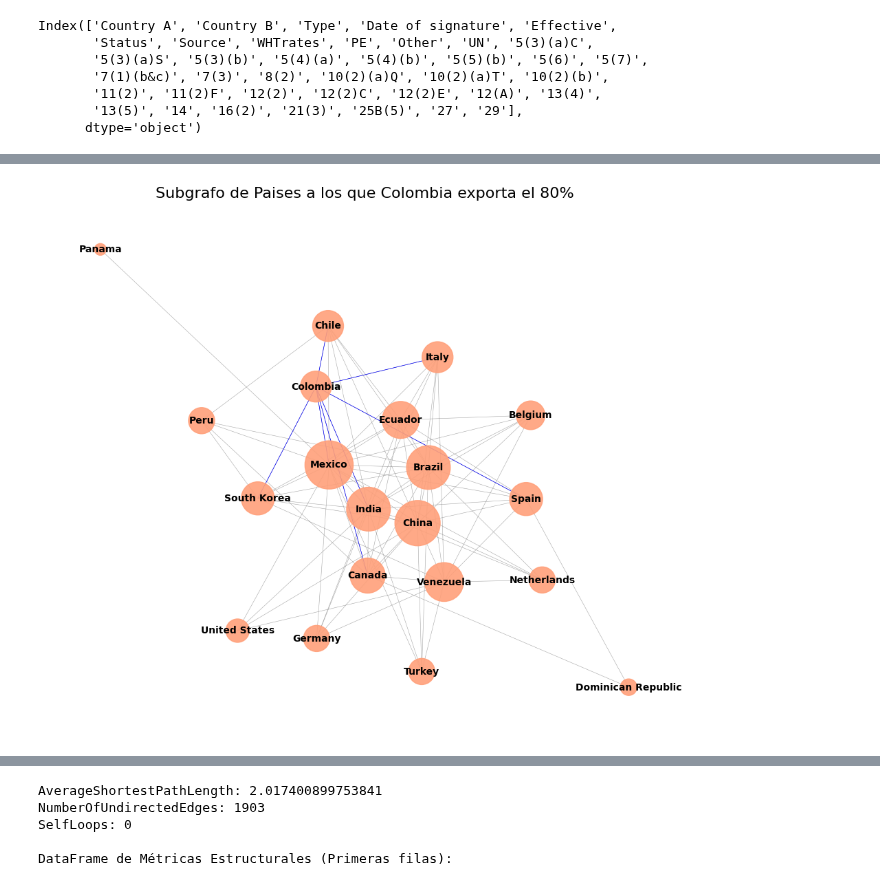
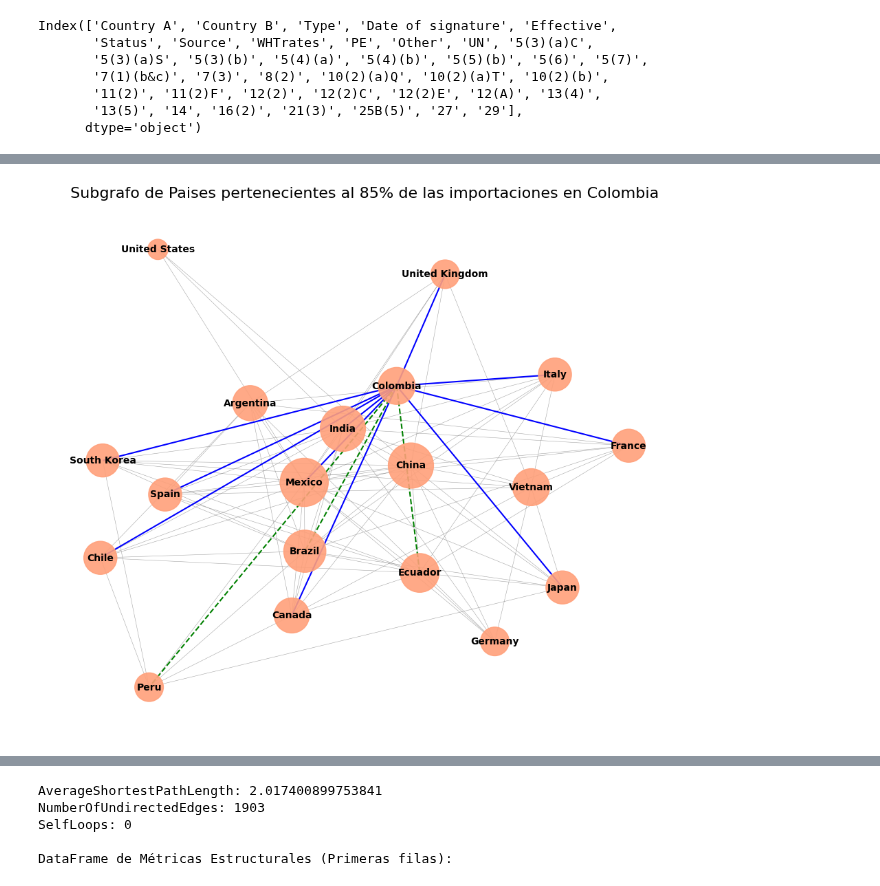
Before and after one commit to hubcborja/Trabajo_grado_ECIJG, a Jupyter notebook: Graficacion_red_convenios_Doble_Tributacion.ipynb, the cells around one changed output, grey strips where cells are left out. Cells and saved outputs as stored; diff of their text form; code cells hidden in the pictures.

```diff
--- a/Graficacion_red_convenios_Doble_Tributacion.ipynb
+++ b/Graficacion_red_convenios_Doble_Tributacion.ipynb
@@ -9,5 +19,5 @@ import matplotlib.cm as cm
 # %%
-base_convenios=pd.read_csv('https://raw.githubusercontent.com/hubcborja/Trabajo_grado_ECIJG/refs/heads/main/bases_datos/convenios_tributarios.csv?token=GHSAT0AAAAAADN3IWBA4RNYP64FUAUL6JR42IY77FA')
+base_convenios=pd.read_csv('https://raw.githubusercontent.com/hubcborja/Trabajo_grado_ECIJG/refs/heads/main/bases_datos/convenios_tributarios.csv')
 base_convenios.head()
 # %% [output]
 |  | Country A | Country B | Type | Date of signature | Effective | Status | Source | WHTrates | PE | ... |
@@ -51,7 +151,15 @@ subgrafo = G.subgraph(paises_subgrafo)
+# %%
+paises_subgrafo = ['Colombia', 'United States', 'China', 'Brazil', 'Mexico', 'Germany', 'France', 'India', 'Japan',
+                   'Argentina', 'Spain', 'Italy', 'Canada', 'Vietnam', 'South Korea', 'Peru', 'Ecuador',
+                   'Chile', 'United Kingdom']
+
+# Crear el subgrafo
+subgrafo = G.subgraph(paises_subgrafo)
 # %%
 node_degrees = dict(subgrafo.degree())
 # Escalar los tamaños: Multiplica por un factor para que sean visualmente distintos
 node_sizes = [v * 150 for v in node_degrees.values()]
+
 
 
 # 2. AJUSTAR EL LAYOUT (Aumentar la Repulsión)
@@ -70,33 +178,48 @@ nx.draw_networkx_nodes(
     alpha=0.9
 )
 
 # Enlaces: Reducir grosor y opacidad para mayor claridad
 nx.draw_networkx_edges(
     subgrafo, pos,
     width=0.4,  # Grosor muy delgado
     alpha=0.7,  # Opacidad baja
     edge_color='gray'
 )
 
 nx.draw_networkx_edges(
     subgrafo, pos,
     edgelist=colombia_edges,  # Solo los enlaces de Colombia
-    width=0.5,                # Grosor muy notorio
+    width=1.5,                # Grosor muy notorio
     alpha=1.0,                # Opacidad total
     edge_color='blue',        # Color de resalte (ej. azul o rojo vibrante)
     style='solid'             # Línea continua
+)
+
+nuevas_aristas = [
+    ('Colombia', 'Peru'),
+    ('Colombia', 'Brazil'),
+    ('Colombia', 'Ecuador')
+]
+
+nx.draw_networkx_edges(
+    subgrafo, pos,
+    edgelist=nuevas_aristas,
+    width=1.5,                # Grosor muy notorio
+    alpha=1.0,
+    edge_color='green',       # Color de resalte
+    style='dashed'            # Usamos línea punteada/discontinua para indicar que son 'futuras' o 'hipotéticas'
 )
 
 # Etiquetas: Texto más claro
 nx.draw_networkx_labels(
     subgrafo, pos,
     font_size=10,
     font_weight='bold',
     font_color='black'
 )
 
-plt.title("Subgrafo de Paises a los que Colombia exporta el 80%", fontsize=16)
+plt.title("Subgrafo de Paises pertenecientes al 85% de las importaciones en Colombia", fontsize=16)
 plt.axis('off') # Ocultar los ejes
 plt.show()
 # %% [output]
-[figure, old version]
+[figure, new version]
```
Also changed, not shown: parts of 26 cells of this notebook.
